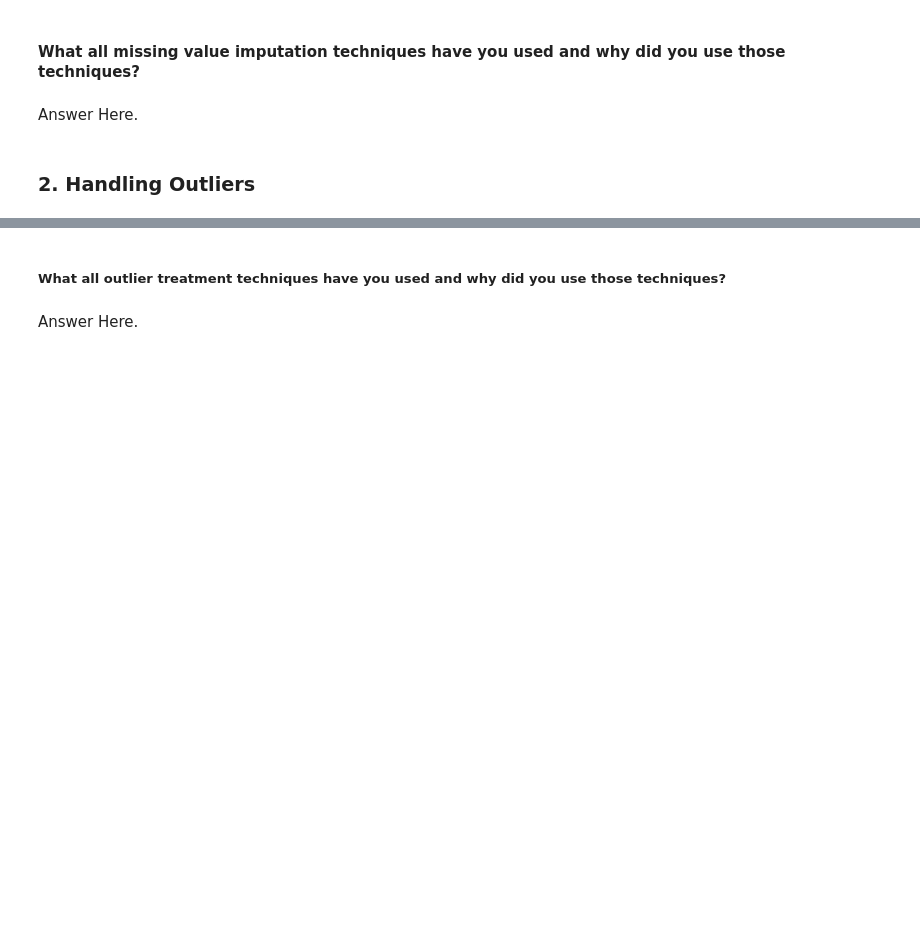
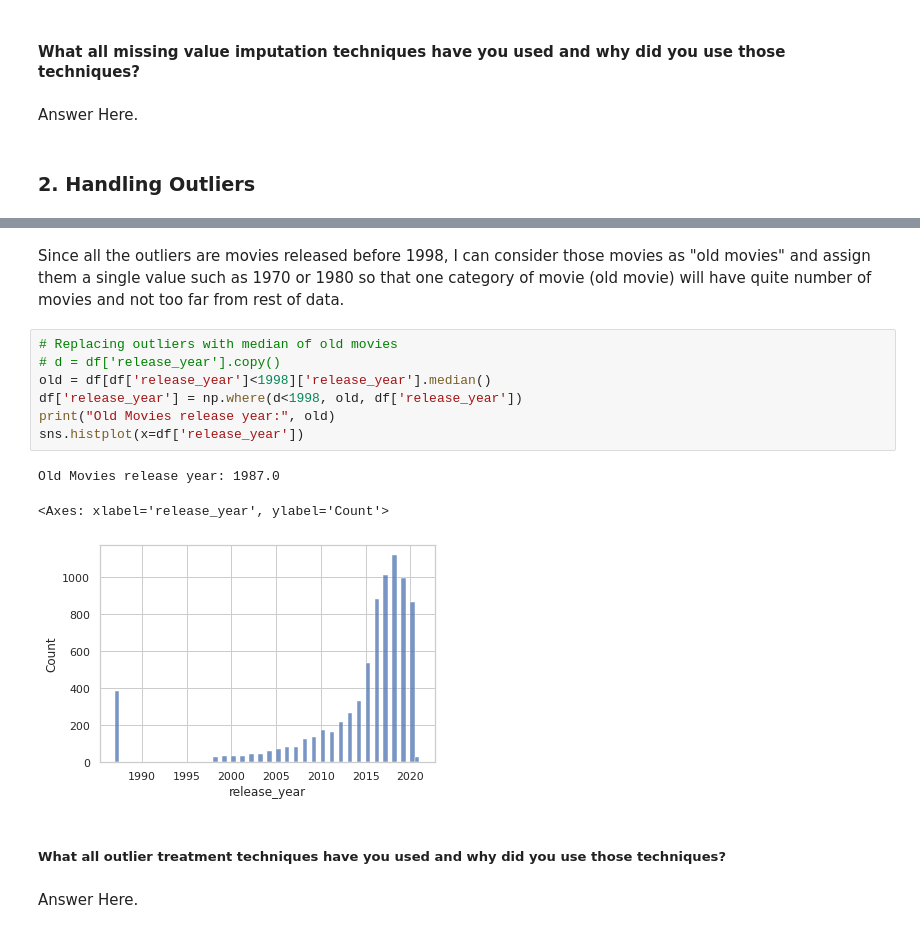
Before and after one commit to ayush9304/NetflixMoviesAndTVShowsClustering, a Jupyter notebook: Netflix_Movies_and_TV_Shows_Clustering.ipynb, the cells around one changed output, grey strips where cells are left out. Saved outputs shown, nothing was run; the diff lists cells and outputs as text; blank space fills up the shorter version.

```diff
--- a/Netflix_Movies_and_TV_Shows_Clustering.ipynb
+++ b/Netflix_Movies_and_TV_Shows_Clustering.ipynb
@@ -980,3 +1059,16 @@ Answer Here.
+# %% [markdown]
+Since all the outliers are movies released before 1998, I can consider those movies as "old movies" and assign them a single value such as 1970 or 1980 so that one category of movie (old movie) will have quite number of movies and not too far from rest of data.
+# %%
+# Replacing outliers with median of old movies
+# d = df['release_year'].copy()
+old = df[df['release_year']<1998]['release_year'].median()
+df['release_year'] = np.where(d<1998, old, df['release_year'])
+print("Old Movies release year:", old)
+sns.histplot(x=df['release_year'])
+# %% [output]
+Old Movies release year: 1987.0
+<Axes: xlabel='release_year', ylabel='Count'>
+[figure, added]
 # %% [markdown]
 ##### What all outlier treatment techniques have you used and why did you use those techniques?
 # %% [markdown]
```
Also changed, not shown: parts of 79 cells of this notebook.
